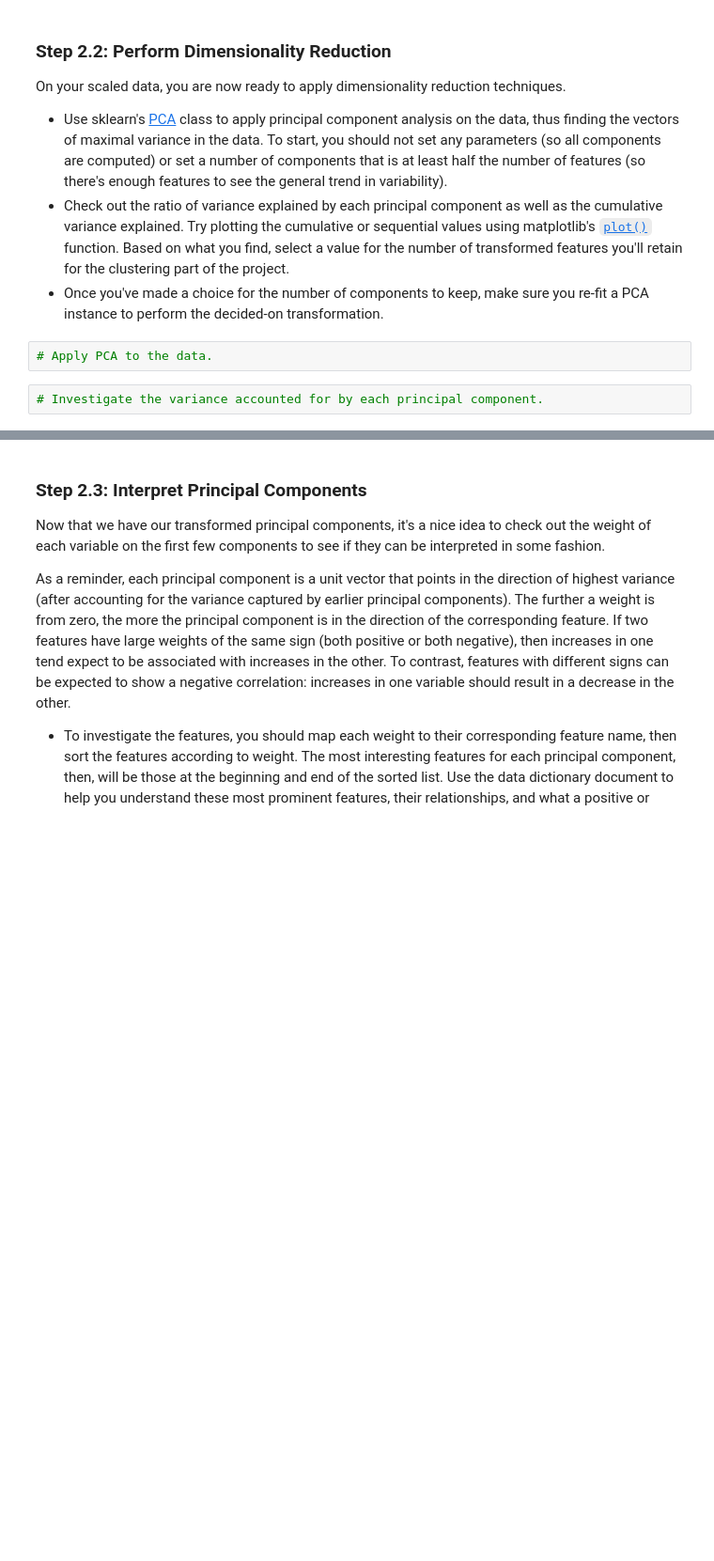
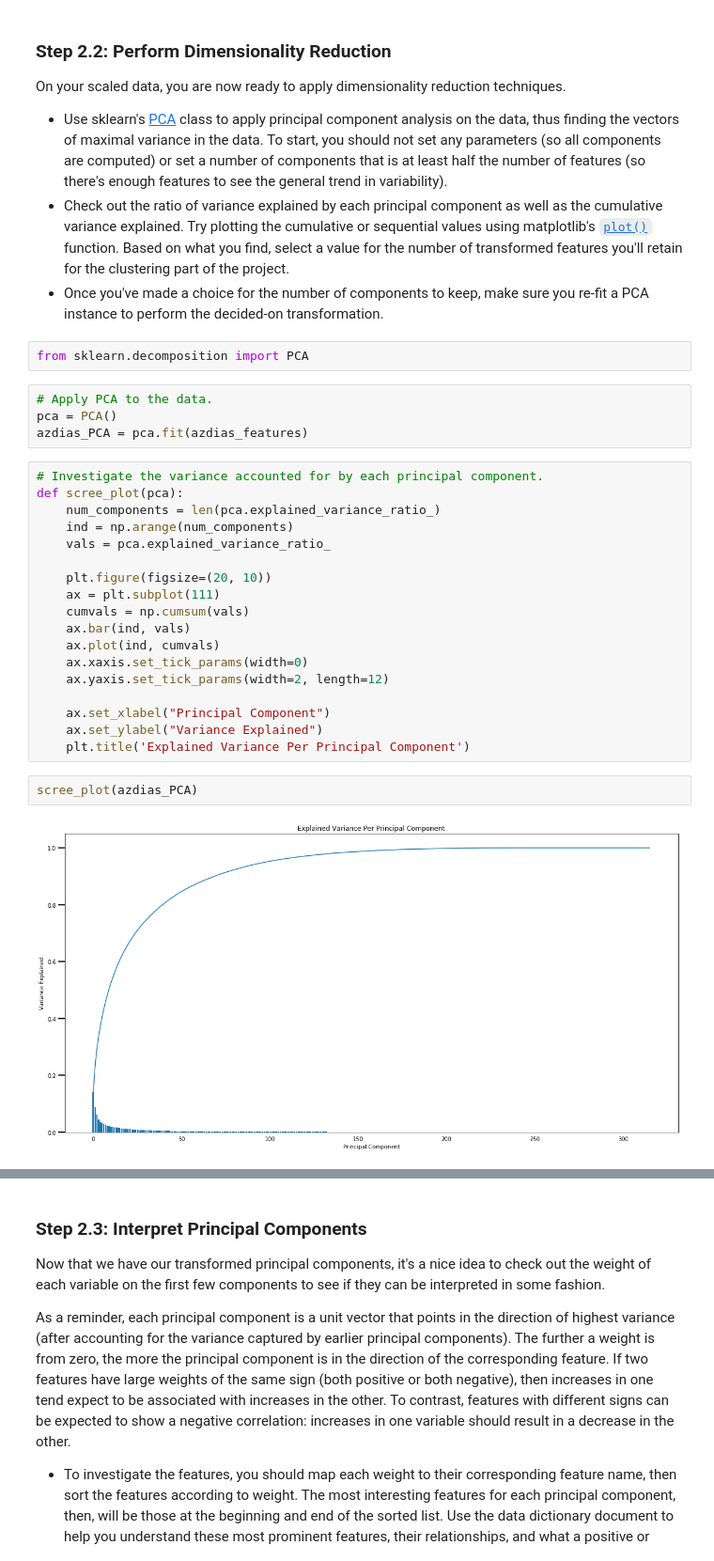
Before and after one commit to BradEvanDavis/CustomerSegmentation, a Jupyter notebook: Identify_Customer_Segments.ipynb, the cells around one changed output, grey strips where cells are left out. Shown at 94% size. Drawn from its saved outputs; the diff is of its cells as text; blank space fills up the shorter version.

```diff
--- a/Identify_Customer_Segments.ipynb
+++ b/Identify_Customer_Segments.ipynb
@@ -505,9 +505,33 @@ On your scaled data, you are now ready to apply dimensionality reduction techniq
 - Use sklearn's [PCA](http://scikit-learn.org/stable/modules/generated/sklearn.decomposition.PCA.html) class to apply principal component analysis on the data, thus finding the vectors of maximal variance in the data. To start, you should not set any parameters (so all components are computed) or set a number of components that is at least half the number of features (so there's enough features to see the general trend in variability).
 - Check out the ratio of variance explained by each principal component as well as the cumulative variance explained. Try plotting the cumulative or sequential values using matplotlib's [`plot()`](https://matplotlib.org/api/_as_gen/matplotlib.pyplot.plot.html) function. Based on what you find, select a value for the number of transformed features you'll retain for the clustering part of the project.
 - Once you've made a choice for the number of components to keep, make sure you re-fit a PCA instance to perform the decided-on transformation.
+# %%
+from sklearn.decomposition import PCA
 # %%
 # Apply PCA to the data.
+pca = PCA()
+azdias_PCA = pca.fit(azdias_features)
-# %%
-# Investigate the variance accounted for by each principal component.
+# %%
+# Investigate the variance accounted for by each principal component.
+def scree_plot(pca):
+    num_components = len(pca.explained_variance_ratio_)
+    ind = np.arange(num_components)
+    vals = pca.explained_variance_ratio_
+
+    plt.figure(figsize=(20, 10))
+    ax = plt.subplot(111)
+    cumvals = np.cumsum(vals)
+    ax.bar(ind, vals)
+    ax.plot(ind, cumvals)
+    ax.xaxis.set_tick_params(width=0)
+    ax.yaxis.set_tick_params(width=2, length=12)
+
+    ax.set_xlabel("Principal Component")
+    ax.set_ylabel("Variance Explained")
+    plt.title('Explained Variance Per Principal Component')
+# %%
+scree_plot(azdias_PCA)
+# %% [output]
+[figure, added]
 # %%
 # Re-apply PCA to the data while selecting for number of components to retain.
```
Also changed, not shown: parts of 12 cells of this notebook.
